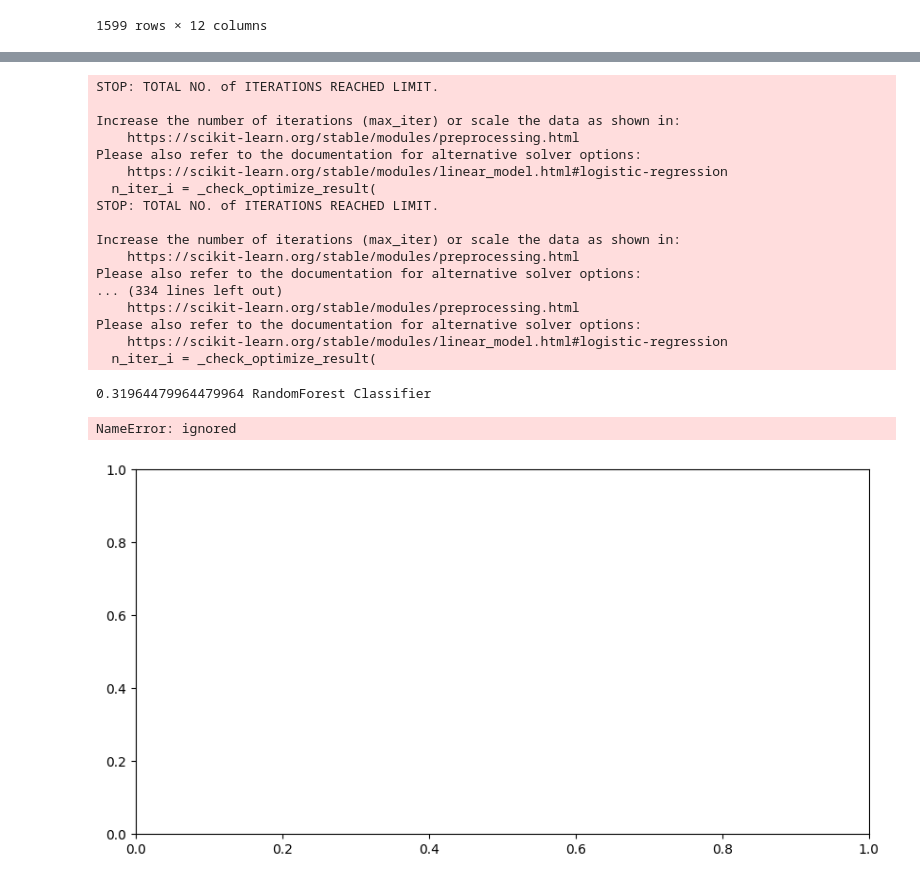
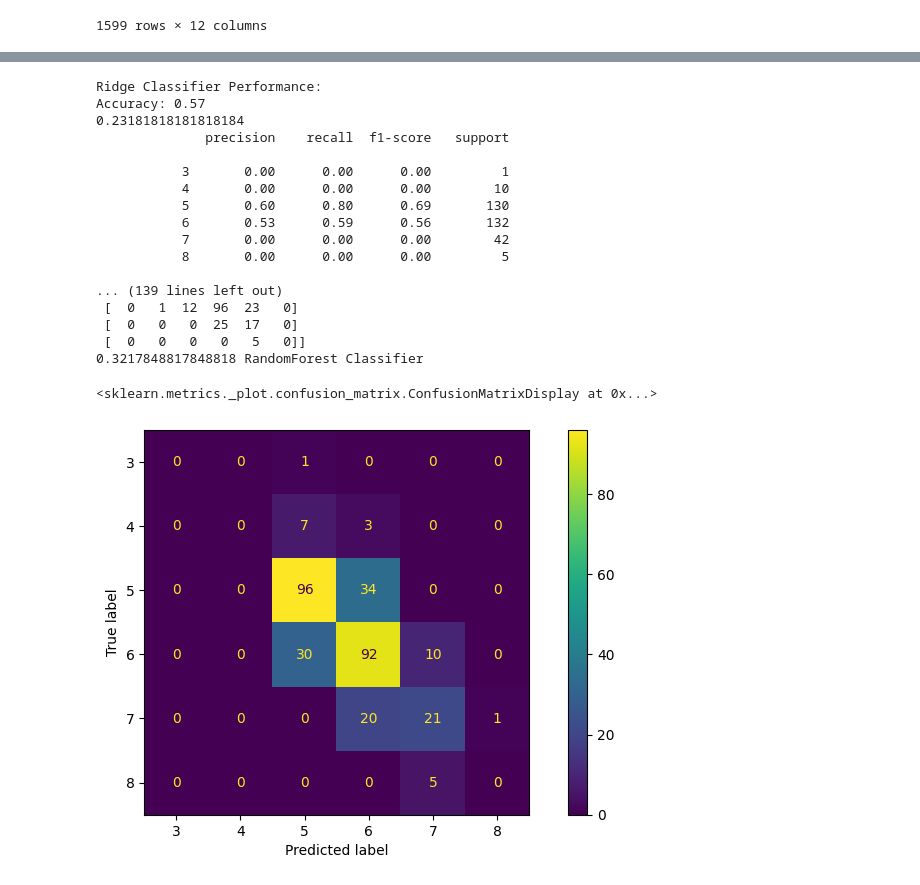
Before and after one commit to COSC5557/ml-algorithm-selection-mwolff2021, a Jupyter notebook: PML_MAS.ipynb, the cells around one changed output, grey strips where cells are left out. Drawn from its saved outputs; the diff is of its cells as text; code cells hidden in the pictures.

```diff
--- a/PML_MAS.ipynb
+++ b/PML_MAS.ipynb
@@ -72,21 +94,35 @@ for model in models:
     return_metrics(y_test, y_pred)
 '''
 # %%
+#suppress warnings about class imbalances
+import warnings
+warnings.filterwarnings("ignore")
+
+#import models, packages
 from sklearn import linear_model, ensemble
 from sklearn.model_selection import cross_val_score
 from sklearn import model_selection
+import numpy
+
+#models to compare
 models = [linear_model.RidgeClassifier(), ensemble.AdaBoostClassifier(), ensemble.BaggingClassifier(), ensemble.RandomForestClassifier(), linear_model.LogisticRegression(), linear_model.Perceptron(), linear_model.SGDClassifier()]
 model_names = ["Ridge Classifier", "AdaBoost Classifier", "Bagging Classifier", "RandomForest Classifier", "Logistic Regression Classifier", "Perceptron Classifier", "SGD Classifier"]
+
 max_score = 0
 max_index = 0
-import numpy
 
+best_y_pred = None
+best_y_test = None
+
+#compare models
 for i in range(len(models)):
   model_score = []
+  #five trials for each
   for j in range(0, 5):
     x_train, x_test, y_train, y_test = sklearn.model_selection.train_test_split(
       x, y, test_size=0.2, random_state=42)
     m = models[i]
+    #10-fold cross-validation to determine best parameters
     scores = sklearn.model_selection.cross_validate(m, x_train, y_train, cv=10, scoring = "balanced_accuracy", return_estimator=True)
     best = list(scores["test_score"]).index(max(scores["test_score"]))
     best_model = scores["estimator"][best]
@@ -94,35 +130,42 @@ for i in range(len(models)):
 
     #print(scores)
     model_score.append(sklearn.metrics.balanced_accuracy_score(y_test, y_pred))
+    #print last trial for comparison purposes
+    if j == 4:
+      print(model_names[i] + " Performance:")
+      return_metrics(y_test, y_pred)
     #print(model_score)
+  #save model with average best performance
   if numpy.array(model_score).mean() > max_score:
     max_score = numpy.array(model_score).mean()
     max_index = i
+    best_y_pred = y_pred
+    best_y_test = y_test
   #print(model_names[i], numpy.array(model_score).mean())
+#print name of best model
 print(max_score, model_names[max_index])
 # %% [output]
-STOP: TOTAL NO. of ITERATIONS REACHED LIMIT.
+Ridge Classifier Performance:
+Accuracy: 0.57
+0.23181818181818184
+              precision    recall  f1-score   support
 
-Increase the number of iterations (max_iter) or scale the data as shown in:
-    https://scikit-learn.org/stable/modules/preprocessing.html
-Please also refer to the documentation for alternative solver options:
-    https://scikit-learn.org/stable/modules/linear_model.html#logistic-regression
-  n_iter_i = _check_optimize_result(
-STOP: TOTAL NO. of ITERATIONS REACHED LIMIT.
+           3       0.00      0.00      0.00         1
+           4       0.00      0.00      0.00        10
+           5       0.60      0.80      0.69       130
+           6       0.53      0.59      0.56       132
+           7       0.00      0.00      0.00        42
+           8       0.00      0.00      0.00         5
 
-Increase the number of iterations (max_iter) or scale the data as shown in:
-    https://scikit-learn.org/stable/modules/preprocessing.html
-Please also refer to the documentation for alternative solver options:
-... (334 lines left out)
-    https://scikit-learn.org/stable/modules/preprocessing.html
-Please also refer to the documentation for alternative solver options:
-    https://scikit-learn.org/stable/modules/linear_model.html#logistic-regression
-  n_iter_i = _check_optimize_result(
+... (139 lines left out)
+ [  0   1  12  96  23   0]
+ [  0   0   0  25  17   0]
+ [  0   0   0   0   5   0]]
+0.3217848817848818 RandomForest Classifier
-0.31964479964479964 RandomForest Classifier
 # %%
 #plot confusion matrix to visualize true/false positives/negatives among classes
 fig, ax = plt.subplots(figsize=(10, 5))
-sklearn.metrics.ConfusionMatrixDisplay.from_predictions(y_test, y_pred_cls, ax=ax)
+sklearn.metrics.ConfusionMatrixDisplay.from_predictions(best_y_test, best_y_pred, ax=ax)
 # %% [output]
-NameError: ignored
+<sklearn.metrics._plot.confusion_matrix.ConfusionMatrixDisplay at 0x...>
-[figure, old version]
+[figure, new version]
```
Also changed, not shown: parts of 4 cells of this notebook, 1 other file.
